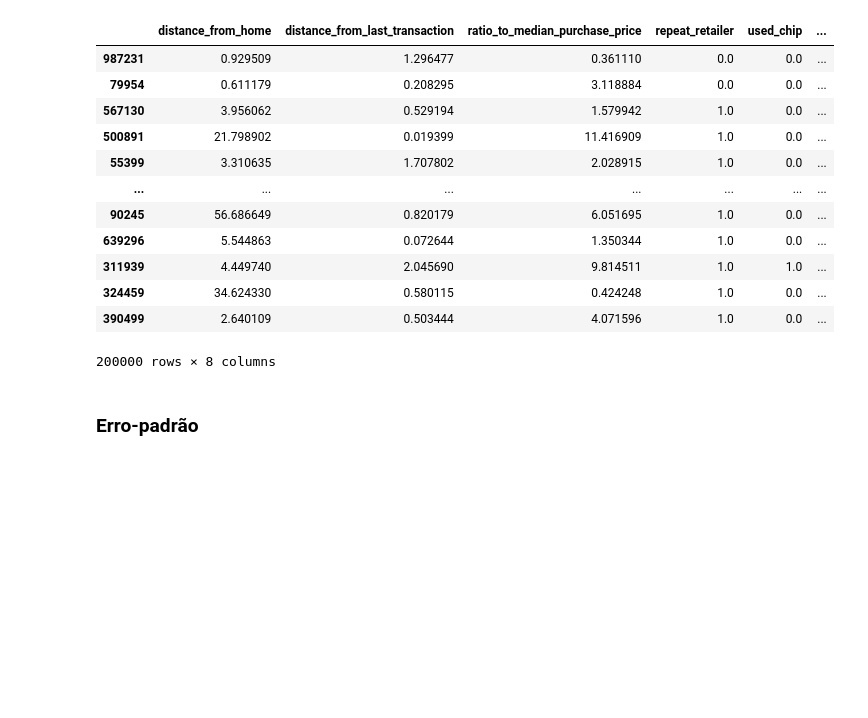
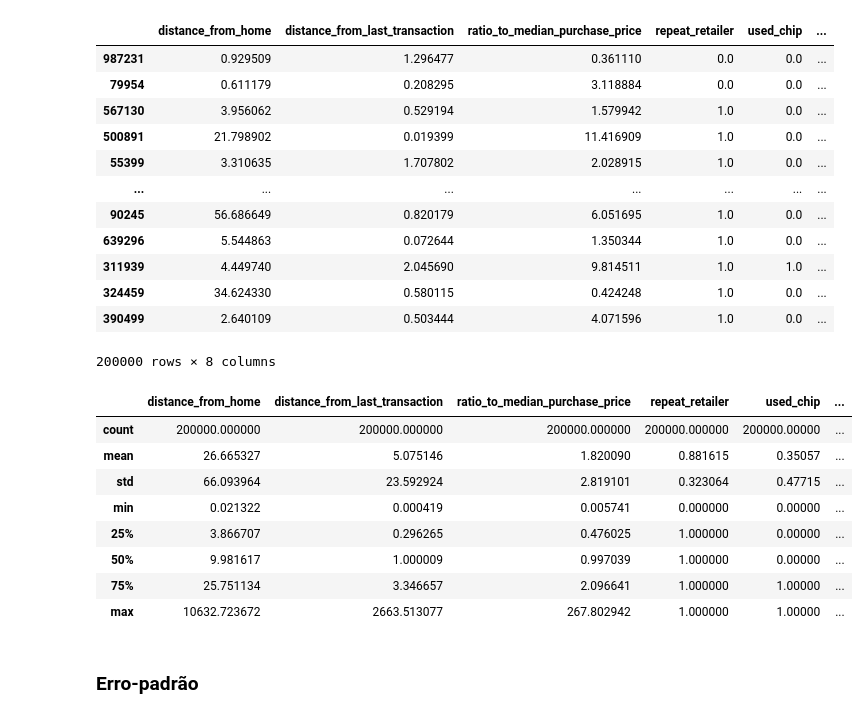
Before and after one commit to DieGod-DS/Credit-Card-Fraud, a Jupyter notebook: rascunho.ipynb, the cells around one changed output. Saved outputs shown, nothing was run; the diff lists cells and outputs as text; code cells hidden in the pictures; blank space fills up the shorter version.

```diff
--- a/rascunho.ipynb
+++ b/rascunho.ipynb
@@ -102,6 +102,18 @@ data20
 | 324459 | 34.624330 | 0.580115 | 0.424248 | 1.0 | 0.0 | ... |
 | 390499 | 2.640109 | 0.503444 | 4.071596 | 1.0 | 0.0 | ... |
 200000 rows × 8 columns
+# %%
+data20.describe()
+# %% [output]
+|  | distance_from_home | distance_from_last_transaction | ratio_to_median_purchase_price | repeat_retailer | used_chip | ... |
+| count | 200000.000000 | 200000.000000 | 200000.000000 | 200000.000000 | 200000.00000 | ... |
+| mean | 26.665327 | 5.075146 | 1.820090 | 0.881615 | 0.35057 | ... |
+| std | 66.093964 | 23.592924 | 2.819101 | 0.323064 | 0.47715 | ... |
+| min | 0.021322 | 0.000419 | 0.005741 | 0.000000 | 0.00000 | ... |
+| 25% | 3.866707 | 0.296265 | 0.476025 | 1.000000 | 0.00000 | ... |
+| 50% | 9.981617 | 1.000009 | 0.997039 | 1.000000 | 0.00000 | ... |
+| 75% | 25.751134 | 3.346657 | 2.096641 | 1.000000 | 1.00000 | ... |
+| max | 10632.723672 | 2663.513077 | 267.802942 | 1.000000 | 1.00000 | ... |
 # %% [markdown]
 ### Erro-padrão
 # %%
```
Also changed, not shown: parts of 5 cells of this notebook.
